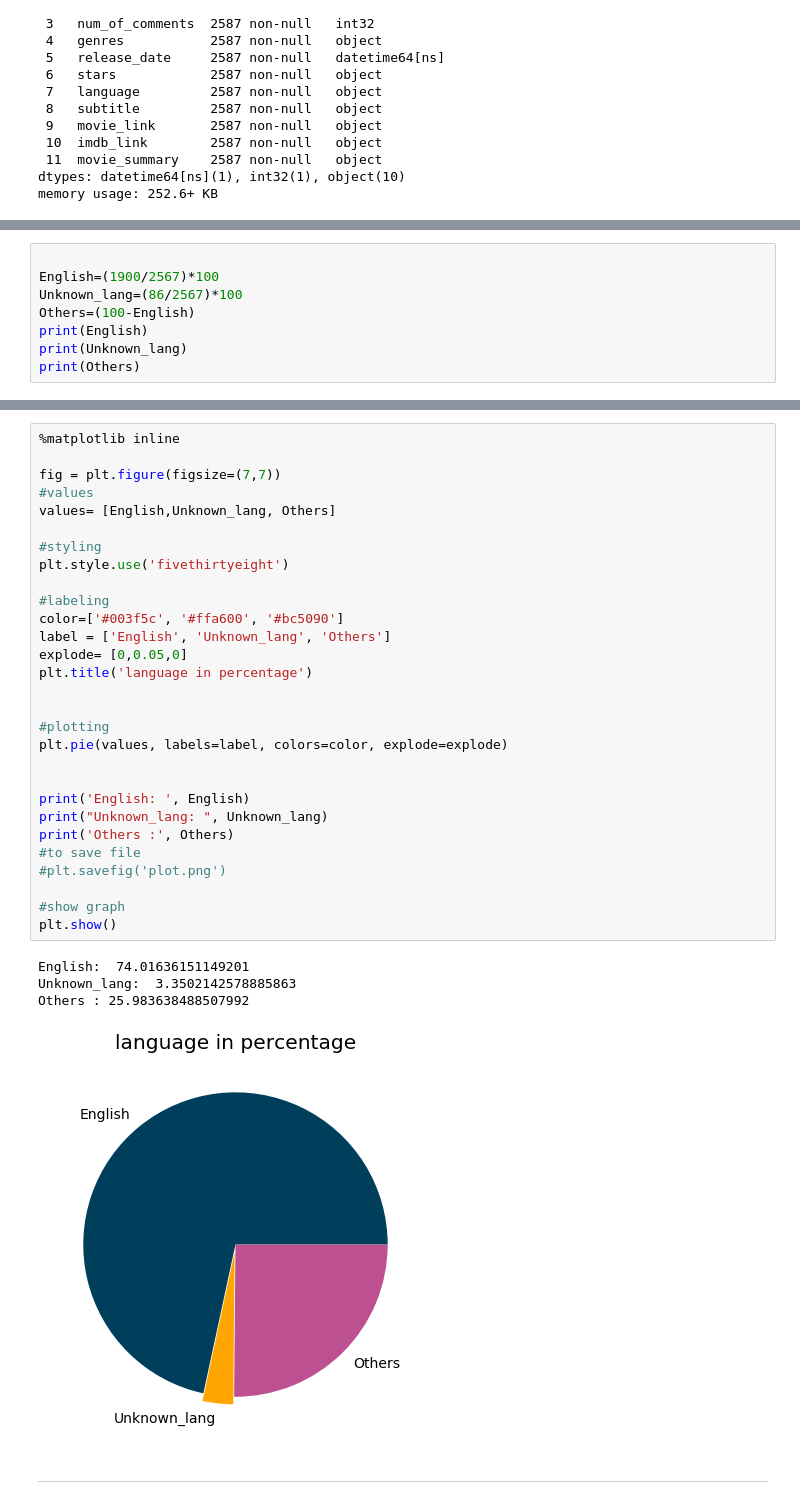
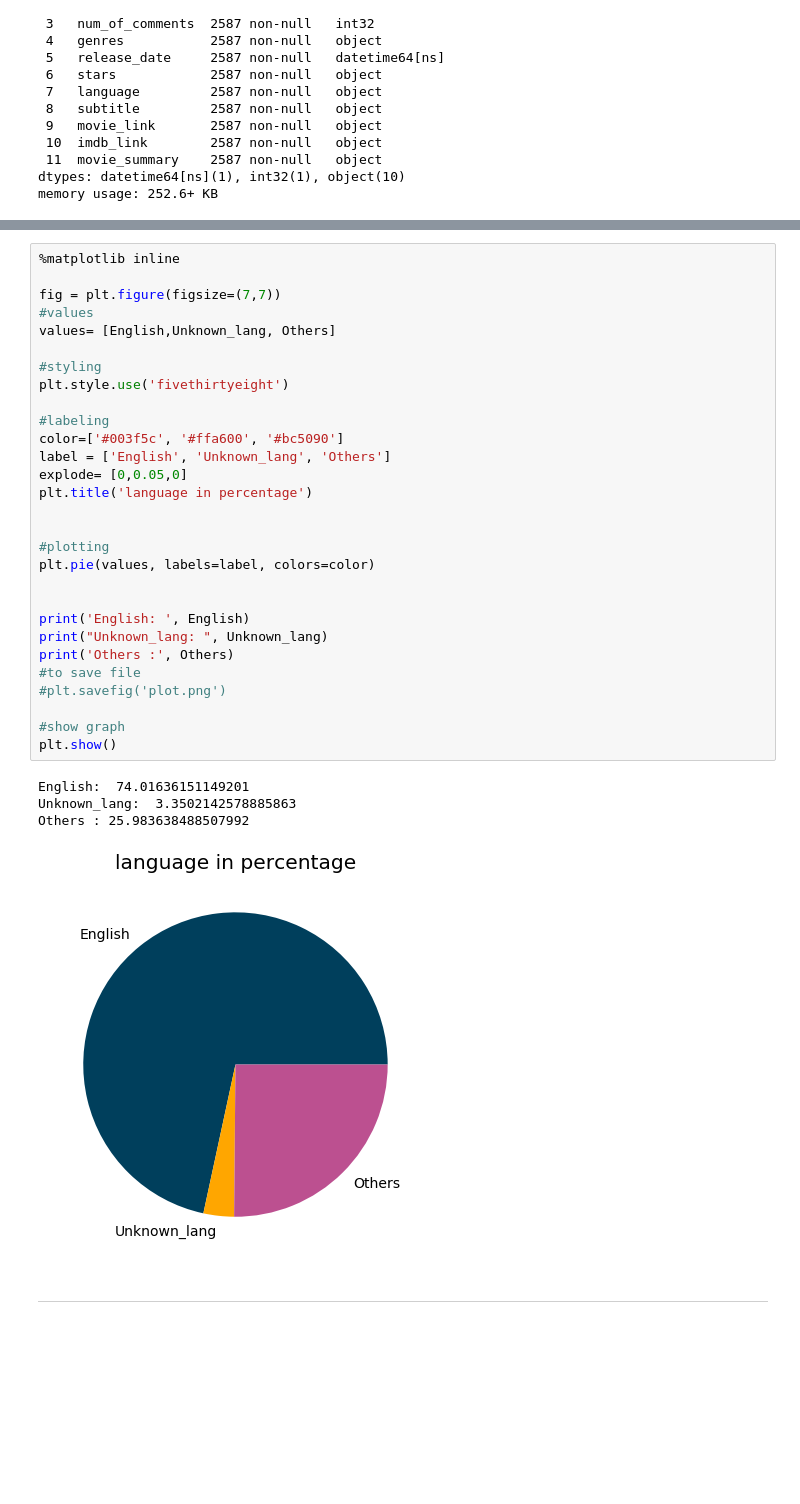
Before and after one commit to Sachimugu/Data-Analysis, a Jupyter notebook: Net_naija/netnaija.ipynb, the cells around one changed output, grey strips where cells are left out. Drawn from its saved outputs; the diff is of its cells as text; blank space fills up the shorter version.

```diff
--- a/Net_naija/netnaija.ipynb
+++ b/Net_naija/netnaija.ipynb
@@ -271,8 +289,0 @@ plt.show()
-# %%
-
-English=(1900/2567)*100
-Unknown_lang=(86/2567)*100
-Others=(100-English)
-print(English)
-print(Unknown_lang)
-print(Others)
@@ -285,34 +292,34 @@ print(Others)
 
 fig = plt.figure(figsize=(7,7))
 #values
 values= [English,Unknown_lang, Others]
 
 #styling
 plt.style.use('fivethirtyeight')
 
 #labeling
 color=['#003f5c', '#ffa600', '#bc5090']
 label = ['English', 'Unknown_lang', 'Others']
 explode= [0,0.05,0]
 plt.title('language in percentage')
 
 
 #plotting
-plt.pie(values, labels=label, colors=color, explode=explode)
+plt.pie(values, labels=label, colors=color)
 
 
 print('English: ', English)
 print("Unknown_lang: ", Unknown_lang)
 print('Others :', Others)
 #to save file
 #plt.savefig('plot.png')
 
 #show graph
 plt.show()
 # %% [output]
 English:  74.01636151149201
 Unknown_lang:  3.3502142578885863
 Others : 25.983638488507992
-[figure, old version]
+[figure, new version]
 # %% [markdown]
 ---
```
Also changed, not shown: parts of 5 cells of this notebook, 2 other files.
